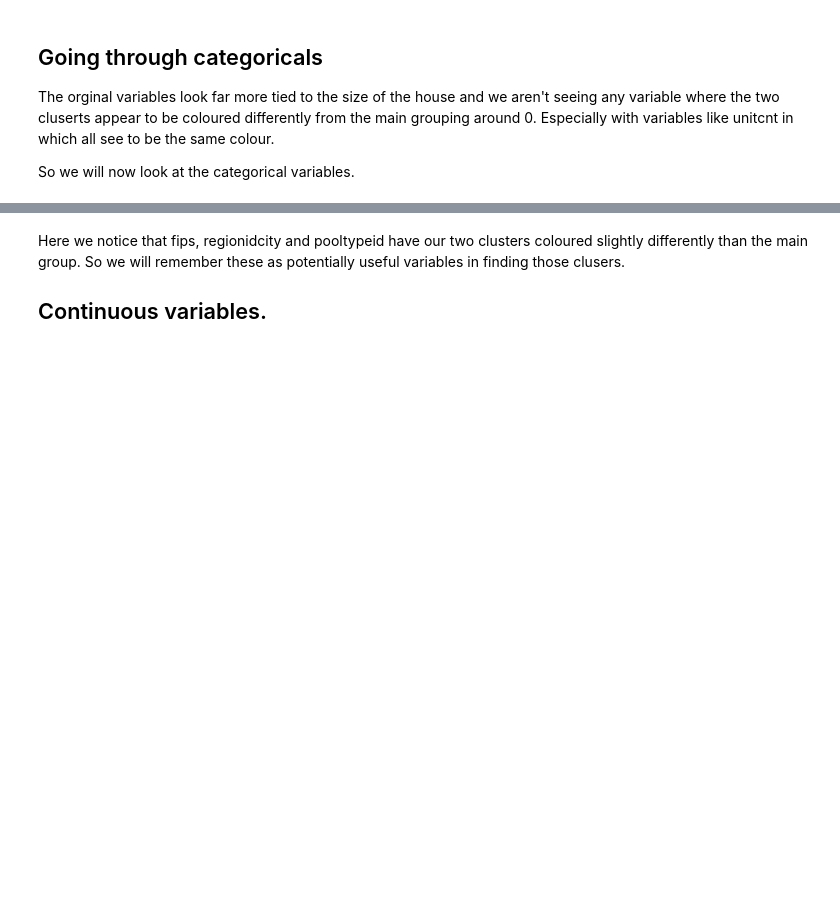
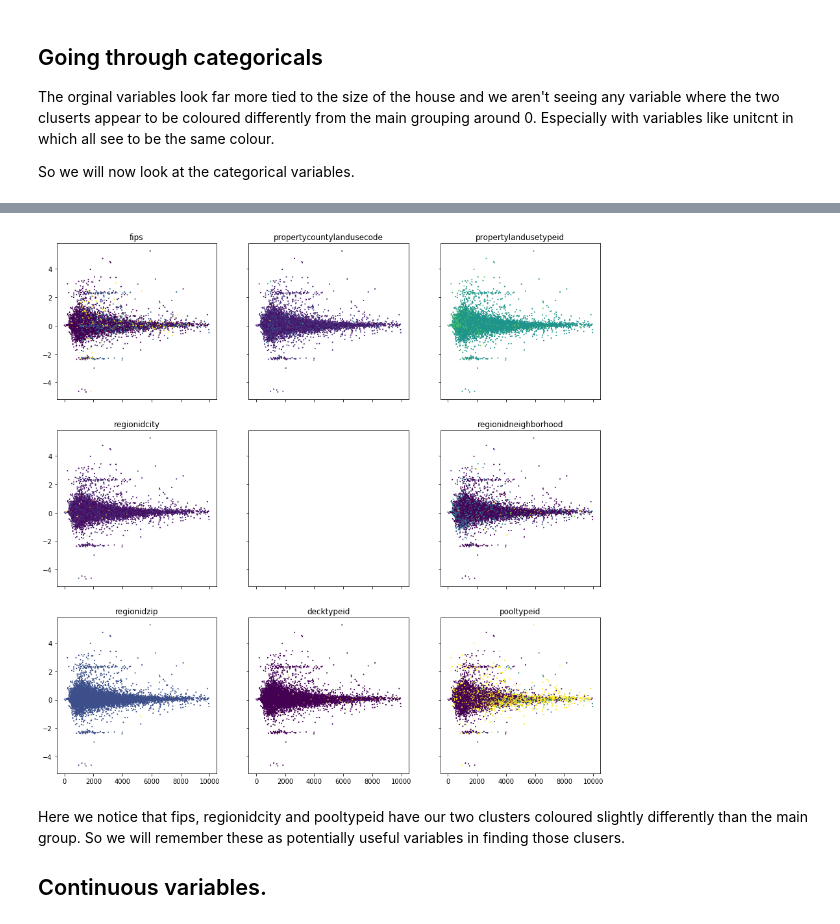
Before and after one commit to Eric-Ens/Capstone_project_1, a Jupyter notebook: Data_Storytelling.ipynb, the cells around one changed output, grey strips where cells are left out. Drawn from its saved outputs; the diff is of its cells as text; code cells hidden in the pictures; blank space fills up the shorter version.

```diff
--- a/Data_Storytelling.ipynb
+++ b/Data_Storytelling.ipynb
@@ -167,7 +163,7 @@ The orginal variables look far more tied to the size of the house and we aren't
 So we will now look at the categorical variables.
 # %%
 # create a 3x3 grid of subplots
-fig, ((bx1,bx2,bx3), (bx4,bx9,bx5), (bx6,bx7,bx8)) = plt.subplots(3, 3, sharex=True, sharey=True)
+fig, ((bx1,bx2,bx3), (bx4,bx9,bx5), (bx6,bx7,bx8)) = plt.subplots(3, 3, sharex=True, sharey=True, figsize=(15,15))
 # plot the linear_data on the 5th subplot axes
 
 bxs = [bx1,bx2,bx3,bx4,bx5,bx6,bx7,bx8]
@@ -182,3 +176,4 @@ for n in range(0, len(bxs)):
+[figure, added]
 # %% [markdown]
 Here we notice that fips, regionidcity and pooltypeid have our two clusters coloured slightly differently than the main group. So we will remember these as potentially useful variables in finding those clusers.
 
```
Also changed, not shown: parts of 9 cells of this notebook, 3 other files.
